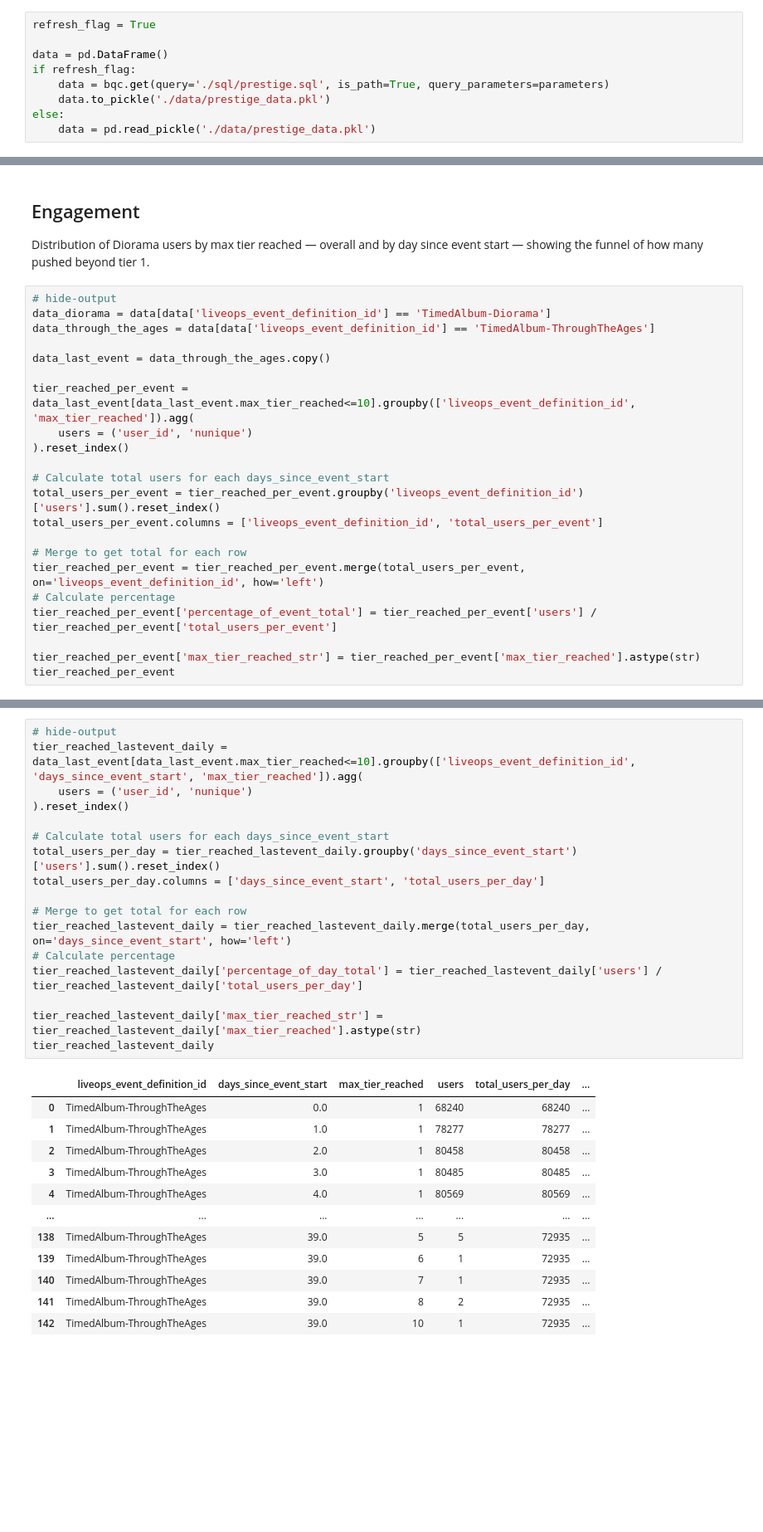
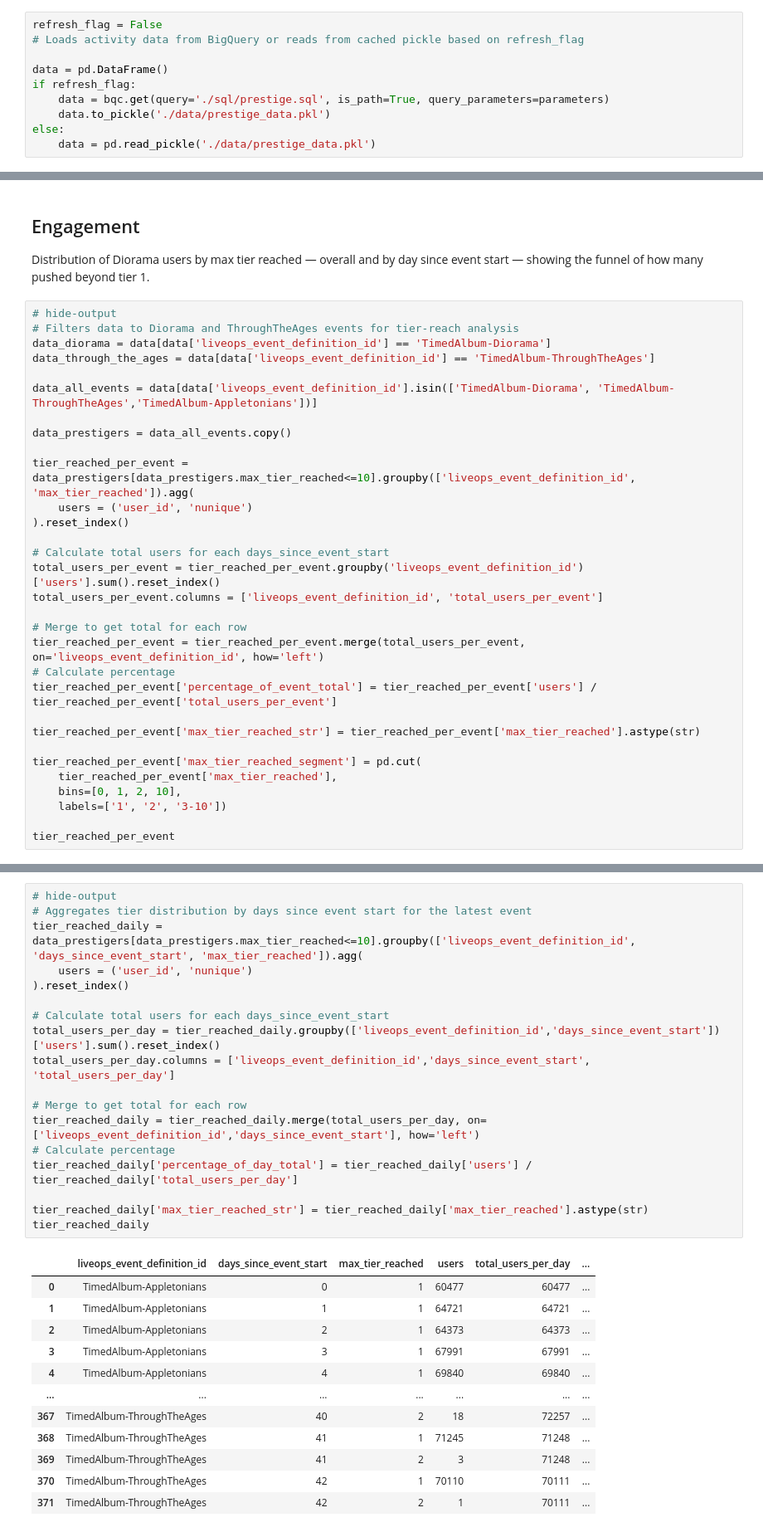
Before and after one commit to ivanaguilar-trailmix/testrepo, a Jupyter notebook: prestige/prestige.ipynb, the cells around one changed output, grey strips where cells are left out. Shown at 83% size. Drawn from its saved outputs; the diff is of its cells as text; blank space fills up the shorter version.

```diff
--- a/prestige/prestige.ipynb
+++ b/prestige/prestige.ipynb
@@ -116,5 +130,6 @@ Estimated query cost: $0.44
 # %%
-refresh_flag = True
+refresh_flag = False
+# Loads activity data from BigQuery or reads from cached pickle based on refresh_flag
 
 data = pd.DataFrame()
 if refresh_flag:
@@ -1225,12 +1300,15 @@ Analysis of users who reached Prestige (tier 2+) in Diorama — engagement funne
 Distribution of Diorama users by max tier reached — overall and by day since event start — showing the funnel of how many pushed beyond tier 1.
 # %%
 # hide-output
+# Filters data to Diorama and ThroughTheAges events for tier-reach analysis
 data_diorama = data[data['liveops_event_definition_id'] == 'TimedAlbum-Diorama']
 data_through_the_ages = data[data['liveops_event_definition_id'] == 'TimedAlbum-ThroughTheAges']
 
-data_last_event = data_through_the_ages.copy()
+data_all_events = data[data['liveops_event_definition_id'].isin(['TimedAlbum-Diorama', 'TimedAlbum-ThroughTheAges','TimedAlbum-Appletonians'])]
 
-tier_reached_per_event = data_last_event[data_last_event.max_tier_reached<=10].groupby(['liveops_event_definition_id', 'max_tier_reached']).agg(
+data_prestigers = data_all_events.copy()
+
+tier_reached_per_event = data_prestigers[data_prestigers.max_tier_reached<=10].groupby(['liveops_event_definition_id', 'max_tier_reached']).agg(
     users = ('user_id', 'nunique')
 ).reset_index()
 
@@ -1244,6 +1322,12 @@ tier_reached_per_event = tier_reached_per_event.merge(total_users_per_event, on=
 tier_reached_per_event['percentage_of_event_total'] = tier_reached_per_event['users'] / tier_reached_per_event['total_users_per_event']
 
 tier_reached_per_event['max_tier_reached_str'] = tier_reached_per_event['max_tier_reached'].astype(str)
+
+tier_reached_per_event['max_tier_reached_segment'] = pd.cut(
+    tier_reached_per_event['max_tier_reached'],
+    bins=[0, 1, 2, 10],
+    labels=['1', '2', '3-10'])
+
 tier_reached_per_event
 # %% [output]
 |  | liveops_event_definition_id | max_tier_reached | users | total_users_per_event | percentage_of_event_total | ... |
@@ -1273,31 +1382,32 @@ fig.update_layout(legend_title='Max Tier Reached')
 fig.show()
 # %%
 # hide-output
-tier_reached_lastevent_daily = data_last_event[data_last_event.max_tier_reached<=10].groupby(['liveops_event_definition_id', 'days_since_event_start', 'max_tier_reached']).agg(
+# Aggregates tier distribution by days since event start for the latest event
+tier_reached_daily = data_prestigers[data_prestigers.max_tier_reached<=10].groupby(['liveops_event_definition_id', 'days_since_event_start', 'max_tier_reached']).agg(
     users = ('user_id', 'nunique')
 ).reset_index()
 
 # Calculate total users for each days_since_event_start
-total_users_per_day = tier_reached_lastevent_daily.groupby('days_since_event_start')['users'].sum().reset_index()
-total_users_per_day.columns = ['days_since_event_start', 'total_users_per_day']
+total_users_per_day = tier_reached_daily.groupby(['liveops_event_definition_id','days_since_event_start'])['users'].sum().reset_index()
+total_users_per_day.columns = ['liveops_event_definition_id','days_since_event_start', 'total_users_per_day']
 
 # Merge to get total for each row
-tier_reached_lastevent_daily = tier_reached_lastevent_daily.merge(total_users_per_day, on='days_since_event_start', how='left')
+tier_reached_daily = tier_reached_daily.merge(total_users_per_day, on=['liveops_event_definition_id','days_since_event_start'], how='left')
 # Calculate percentage
-tier_reached_lastevent_daily['percentage_of_day_total'] = tier_reached_lastevent_daily['users'] / tier_reached_lastevent_daily['total_users_per_day']
+tier_reached_daily['percentage_of_day_total'] = tier_reached_daily['users'] / tier_reached_daily['total_users_per_day']
 
-tier_reached_lastevent_daily['max_tier_reached_str'] = tier_reached_lastevent_daily['max_tier_reached'].astype(str)
-tier_reached_lastevent_daily
+tier_reached_daily['max_tier_reached_str'] = tier_reached_daily['max_tier_reached'].astype(str)
+tier_reached_daily
 # %% [output]
 |  | liveops_event_definition_id | days_since_event_start | max_tier_reached | users | total_users_per_day | ... |
-| 0 | TimedAlbum-ThroughTheAges | 0.0 | 1 | 68240 | 68240 | ... |
-| 1 | TimedAlbum-ThroughTheAges | 1.0 | 1 | 78277 | 78277 | ... |
-| 2 | TimedAlbum-ThroughTheAges | 2.0 | 1 | 80458 | 80458 | ... |
-| 3 | TimedAlbum-ThroughTheAges | 3.0 | 1 | 80485 | 80485 | ... |
-| 4 | TimedAlbum-ThroughTheAges | 4.0 | 1 | 80569 | 80569 | ... |
+| 0 | TimedAlbum-Appletonians | 0 | 1 | 60477 | 60477 | ... |
+| 1 | TimedAlbum-Appletonians | 1 | 1 | 64721 | 64721 | ... |
+| 2 | TimedAlbum-Appletonians | 2 | 1 | 64373 | 64373 | ... |
+| 3 | TimedAlbum-Appletonians | 3 | 1 | 67991 | 67991 | ... |
+| 4 | TimedAlbum-Appletonians | 4 | 1 | 69840 | 69840 | ... |
 | ... | ... | ... | ... | ... | ... | ... |
-| 138 | TimedAlbum-ThroughTheAges | 39.0 | 5 | 5 | 72935 | ... |
-| 139 | TimedAlbum-ThroughTheAges | 39.0 | 6 | 1 | 72935 | ... |
-| 140 | TimedAlbum-ThroughTheAges | 39.0 | 7 | 1 | 72935 | ... |
-| 141 | TimedAlbum-ThroughTheAges | 39.0 | 8 | 2 | 72935 | ... |
-| 142 | TimedAlbum-ThroughTheAges | 39.0 | 10 | 1 | 72935 | ... |
+| 367 | TimedAlbum-ThroughTheAges | 40 | 2 | 18 | 72257 | ... |
+| 368 | TimedAlbum-ThroughTheAges | 41 | 1 | 71245 | 71248 | ... |
+| 369 | TimedAlbum-ThroughTheAges | 41 | 2 | 3 | 71248 | ... |
+| 370 | TimedAlbum-ThroughTheAges | 42 | 1 | 70110 | 70111 | ... |
+| 371 | TimedAlbum-ThroughTheAges | 42 | 2 | 1 | 70111 | ... |
```
Also changed, not shown: parts of 72 cells of this notebook, 31 other files.
